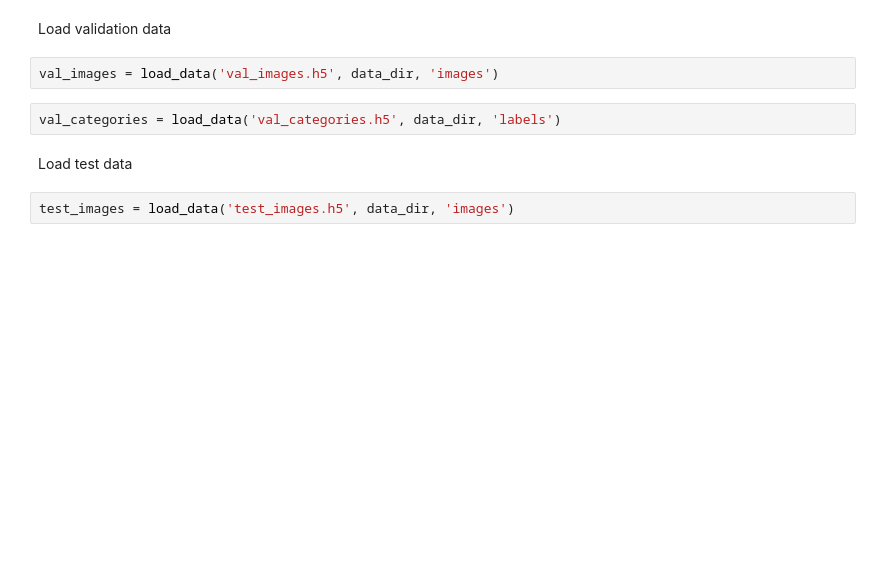
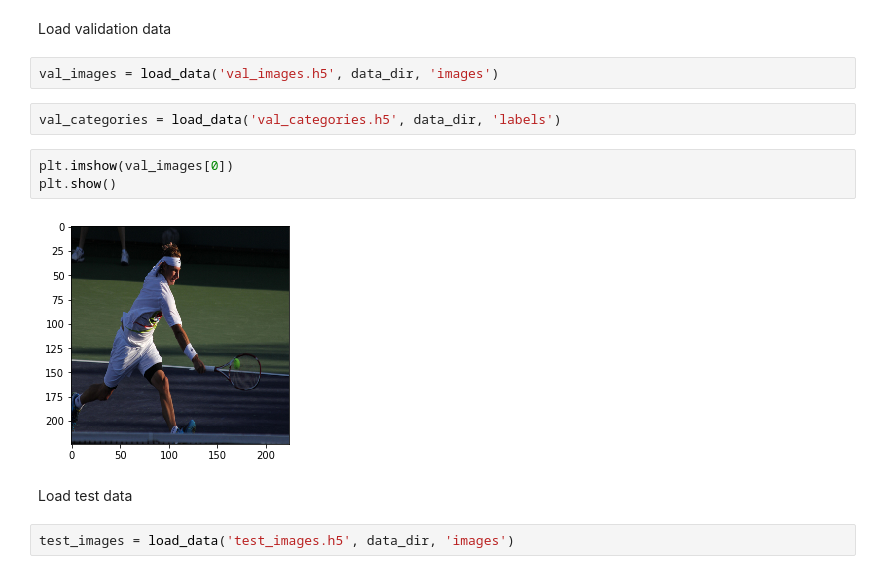
Before and after one commit to shan18/Topic-Based-Image-Captioning, a Jupyter notebook: topic_extraction/topic_network_notebook.ipynb, the cells around one changed output. Drawn from its saved outputs; the diff is of its cells as text; blank space fills up the shorter version.

```diff
--- a/topic_extraction/topic_network_notebook.ipynb
+++ b/topic_extraction/topic_network_notebook.ipynb
@@ -36,6 +36,11 @@ Load validation data
 val_images = load_data('val_images.h5', data_dir, 'images')
 # %%
 val_categories = load_data('val_categories.h5', data_dir, 'labels')
+# %%
+plt.imshow(val_images[0])
+plt.show()
+# %% [output]
+[figure, added]
 # %% [markdown]
 Load test data
 # %%
```
Also changed, not shown: 1 other file.
